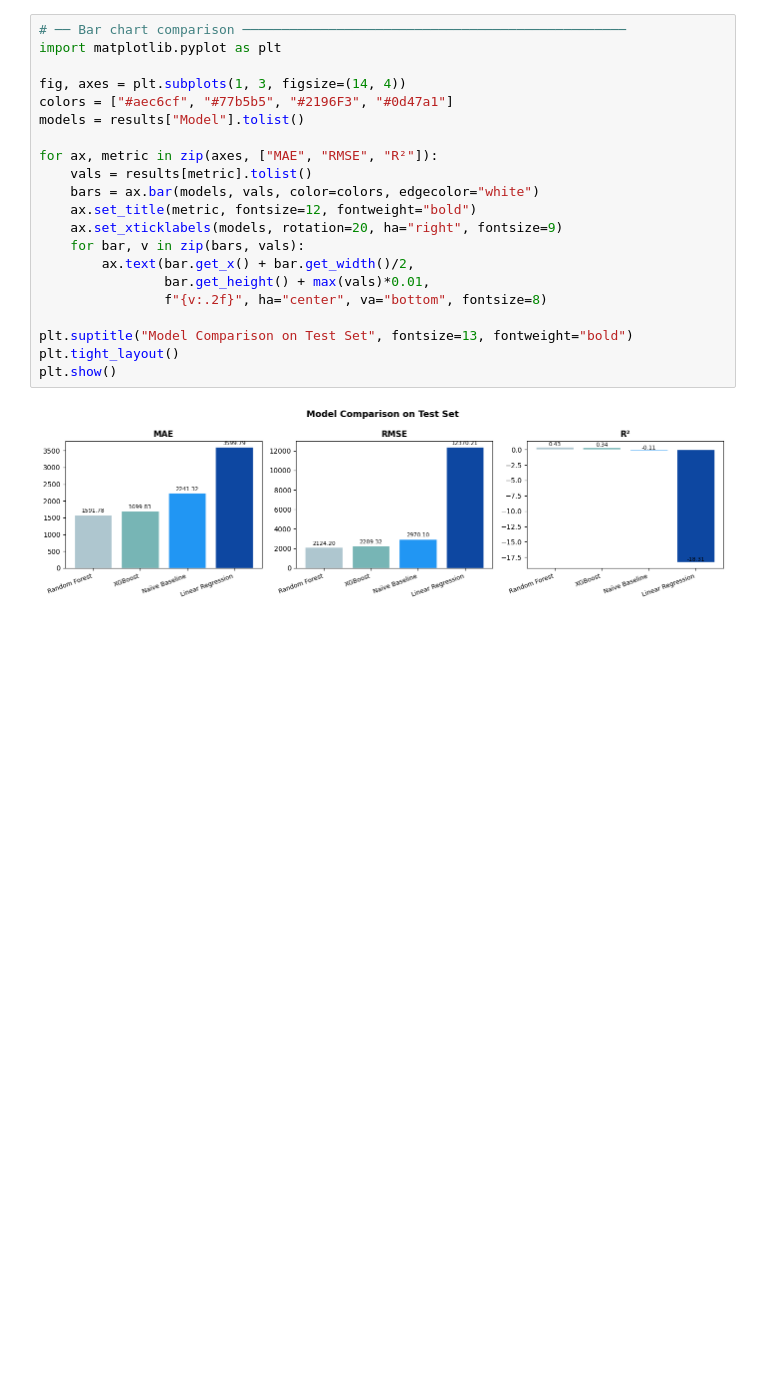
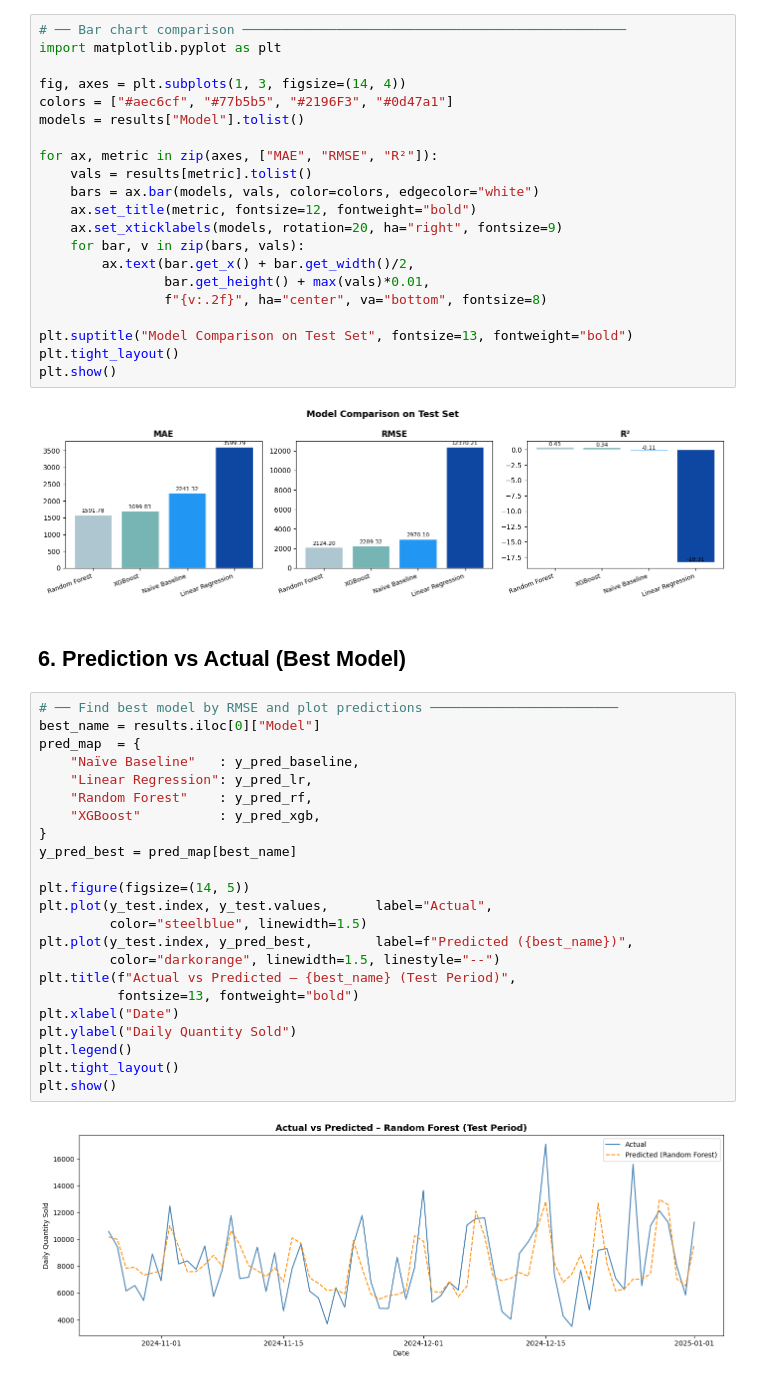
Before and after one commit to Parina89/Project-3-Food-Restaurant-Services-, a Jupyter notebook: Week2_with_Training.ipynb, the cells around one changed output. Cells and saved outputs as stored; diff of their text form; blank space fills up the shorter version.

```diff
--- a/Week2_with_Training.ipynb
+++ b/Week2_with_Training.ipynb
@@ -796,3 +796,30 @@ plt.tight_layout()
 plt.show()
 # %% [output]
 [figure]
+# %% [markdown]
+## 6. Prediction vs Actual (Best Model)
+# %%
+# ── Find best model by RMSE and plot predictions ────────────────────────
+best_name = results.iloc[0]["Model"]
+pred_map  = {
+    "Naïve Baseline"   : y_pred_baseline,
+    "Linear Regression": y_pred_lr,
+    "Random Forest"    : y_pred_rf,
+    "XGBoost"          : y_pred_xgb,
+}
+y_pred_best = pred_map[best_name]
+
+plt.figure(figsize=(14, 5))
+plt.plot(y_test.index, y_test.values,      label="Actual",
+         color="steelblue", linewidth=1.5)
+plt.plot(y_test.index, y_pred_best,        label=f"Predicted ({best_name})",
+         color="darkorange", linewidth=1.5, linestyle="--")
+plt.title(f"Actual vs Predicted – {best_name} (Test Period)",
+          fontsize=13, fontweight="bold")
+plt.xlabel("Date")
+plt.ylabel("Daily Quantity Sold")
+plt.legend()
+plt.tight_layout()
+plt.show()
+# %% [output]
+[figure, added]
```
Also changed, not shown: parts of 4 cells of this notebook.
